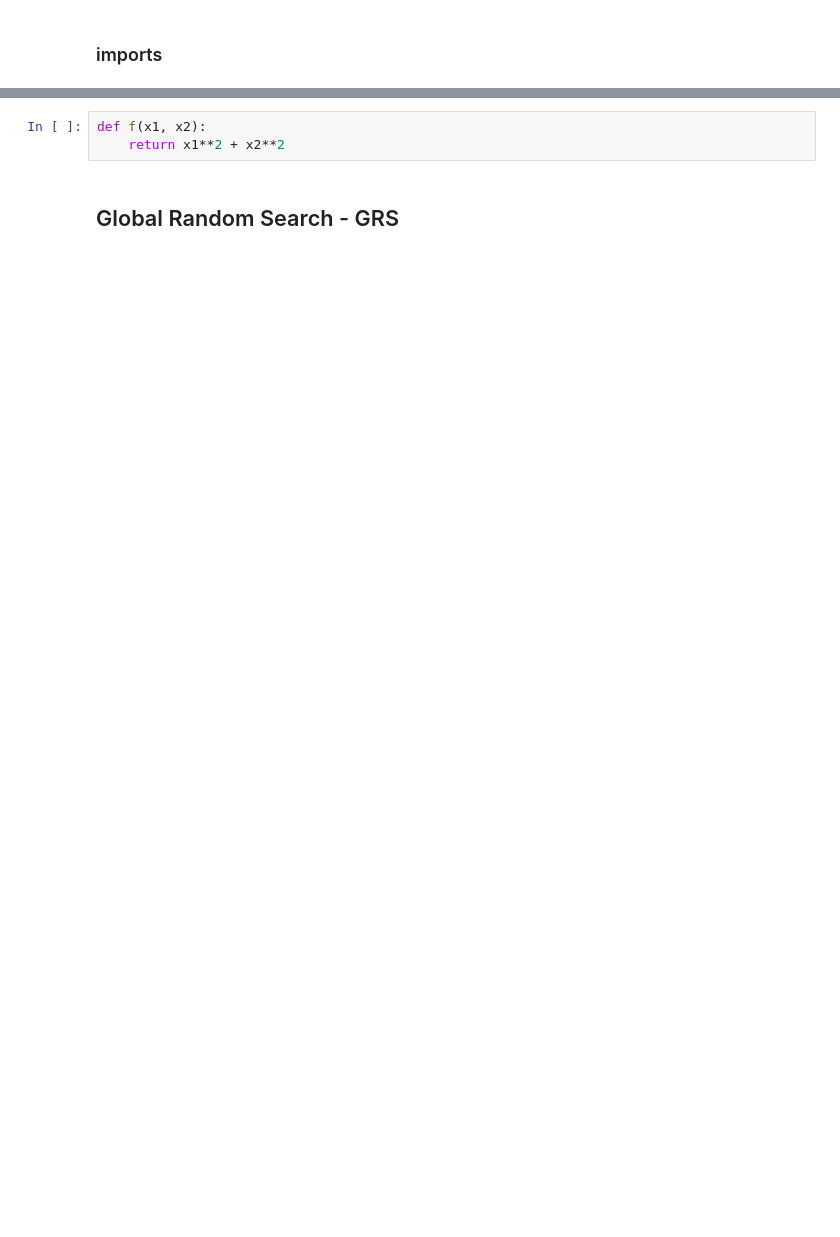
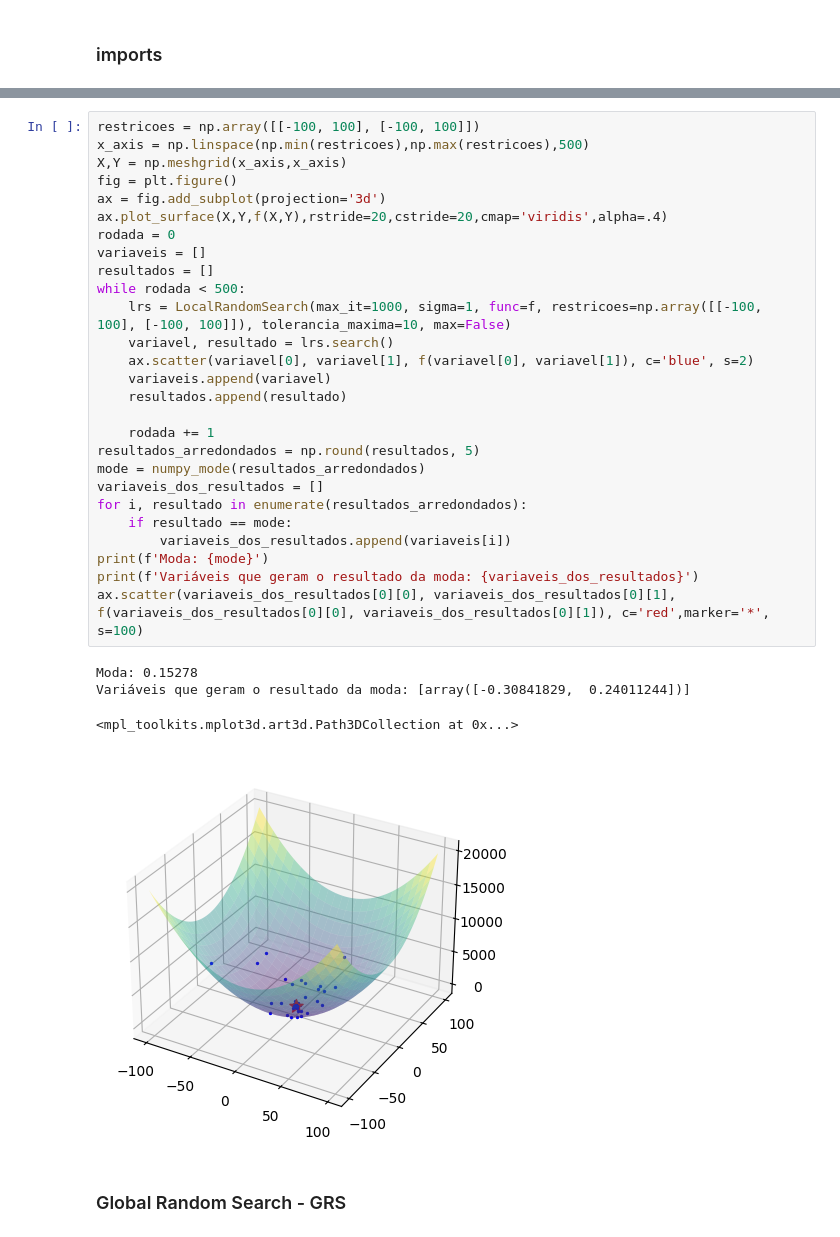
Before and after one commit to lnatamm/artificial-intelligence, a Jupyter notebook: trabalhos/Trabalho_Computacional_AV3/min_max.ipynb, the cells around one changed output, grey strips where cells are left out. Saved outputs shown, nothing was run; the diff lists cells and outputs as text; blank space fills up the shorter version.

```diff
--- a/trabalhos/Trabalho_Computacional_AV3/min_max.ipynb
+++ b/trabalhos/Trabalho_Computacional_AV3/min_max.ipynb
@@ -16,6 +85,35 @@ def f(x1, x2):
 # %%
-def f(x1, x2):
-    return x1**2 + x2**2
+restricoes = np.array([[-100, 100], [-100, 100]])
+x_axis = np.linspace(np.min(restricoes),np.max(restricoes),500)
+X,Y = np.meshgrid(x_axis,x_axis)
+fig = plt.figure()
+ax = fig.add_subplot(projection='3d')
+ax.plot_surface(X,Y,f(X,Y),rstride=20,cstride=20,cmap='viridis',alpha=.4)
+rodada = 0
+variaveis = []
+resultados = []
+while rodada < 500:
+    lrs = LocalRandomSearch(max_it=1000, sigma=1, func=f, restricoes=np.array([[-100, 100], [-100, 100]]), tolerancia_maxima=10, max=False)
+    variavel, resultado = lrs.search()
+    ax.scatter(variavel[0], variavel[1], f(variavel[0], variavel[1]), c='blue', s=2)
+    variaveis.append(variavel)
+    resultados.append(resultado)
+
+    rodada += 1
+resultados_arredondados = np.round(resultados, 5)
+mode = numpy_mode(resultados_arredondados)
+variaveis_dos_resultados = []
+for i, resultado in enumerate(resultados_arredondados):
+    if resultado == mode:
+        variaveis_dos_resultados.append(variaveis[i])
+print(f'Moda: {mode}')
+print(f'Variáveis que geram o resultado da moda: {variaveis_dos_resultados}')
+ax.scatter(variaveis_dos_resultados[0][0], variaveis_dos_resultados[0][1], f(variaveis_dos_resultados[0][0], variaveis_dos_resultados[0][1]), c='red',marker='*', s=100)
+# %% [output]
+Moda: 0.15278
+Variáveis que geram o resultado da moda: [array([-0.30841829,  0.24011244])]
+<mpl_toolkits.mplot3d.art3d.Path3DCollection at 0x...>
+[figure, added]
 # %% [markdown]
-## Global Random Search - GRS
+### Global Random Search - GRS
 # %%
```
Also changed, not shown: parts of 78 cells of this notebook, 4 other files.
